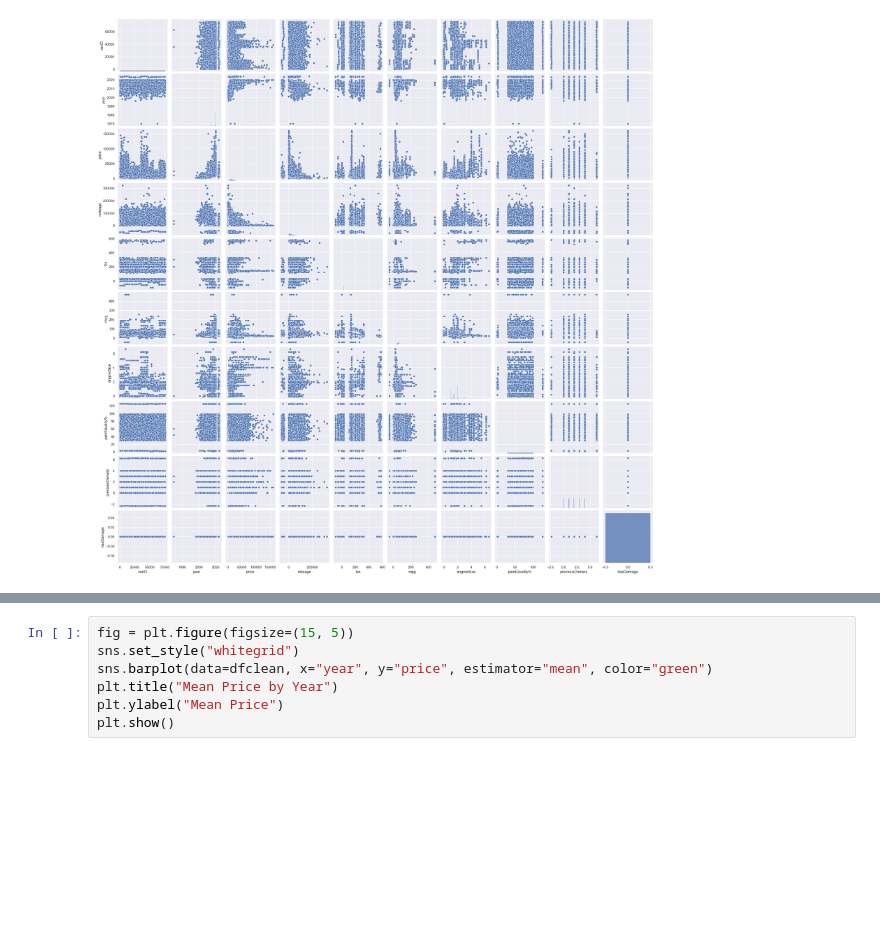
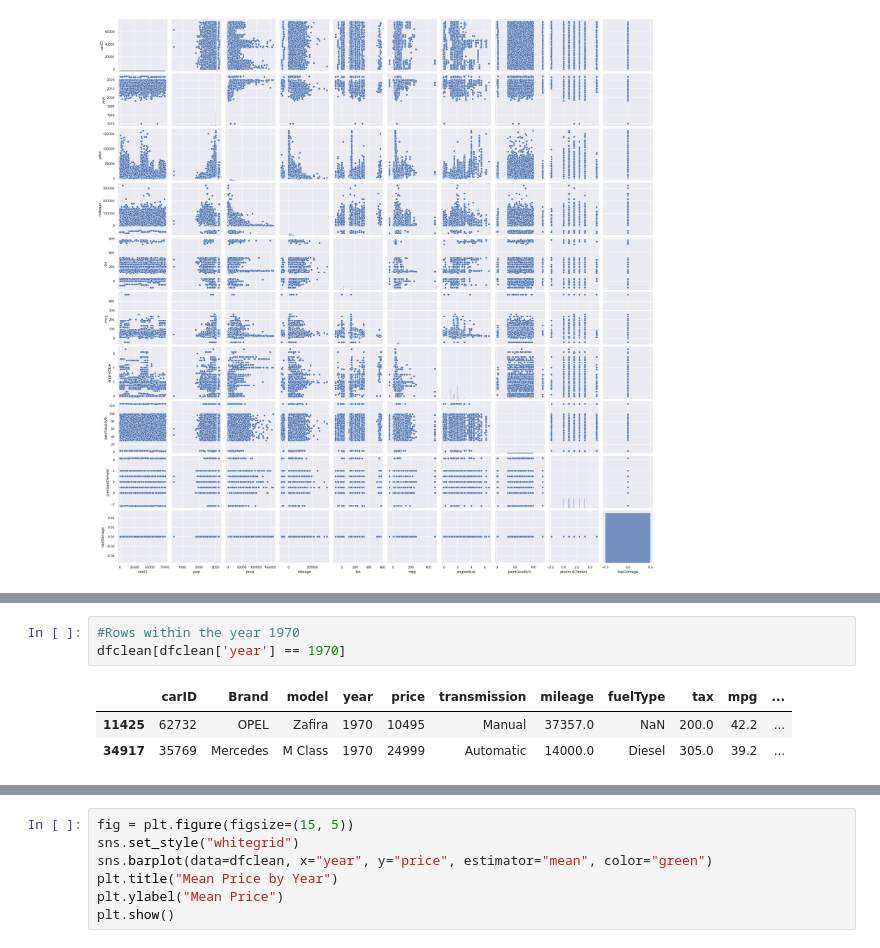
Before and after one commit to Rafaeric71/MachineLearning-Group44, a Jupyter notebook: Group_44_notebooks/DataUnderstanding.ipynb, the cells around one changed output, grey strips where cells are left out. Drawn from its saved outputs; the diff is of its cells as text; blank space fills up the shorter version.

```diff
--- a/Group_44_notebooks/DataUnderstanding.ipynb
+++ b/Group_44_notebooks/DataUnderstanding.ipynb
@@ -488,0 +536,7 @@ dfclean['year'] = dfclean['year'].astype(int)
+# %%
+#Rows within the year 1970
+dfclean[dfclean['year'] == 1970]
+# %% [output]
+|  | carID | Brand | model | year | price | transmission | mileage | fuelType | tax | mpg | ... |
+| 11425 | 62732 | OPEL | Zafira | 1970 | 10495 | Manual | 37357.0 | NaN | 200.0 | 42.2 | ... |
+| 34917 | 35769 | Mercedes | M Class | 1970 | 24999 | Automatic | 14000.0 | Diesel | 305.0 | 39.2 | ... |
```
Also changed, not shown: parts of 15 cells of this notebook.
